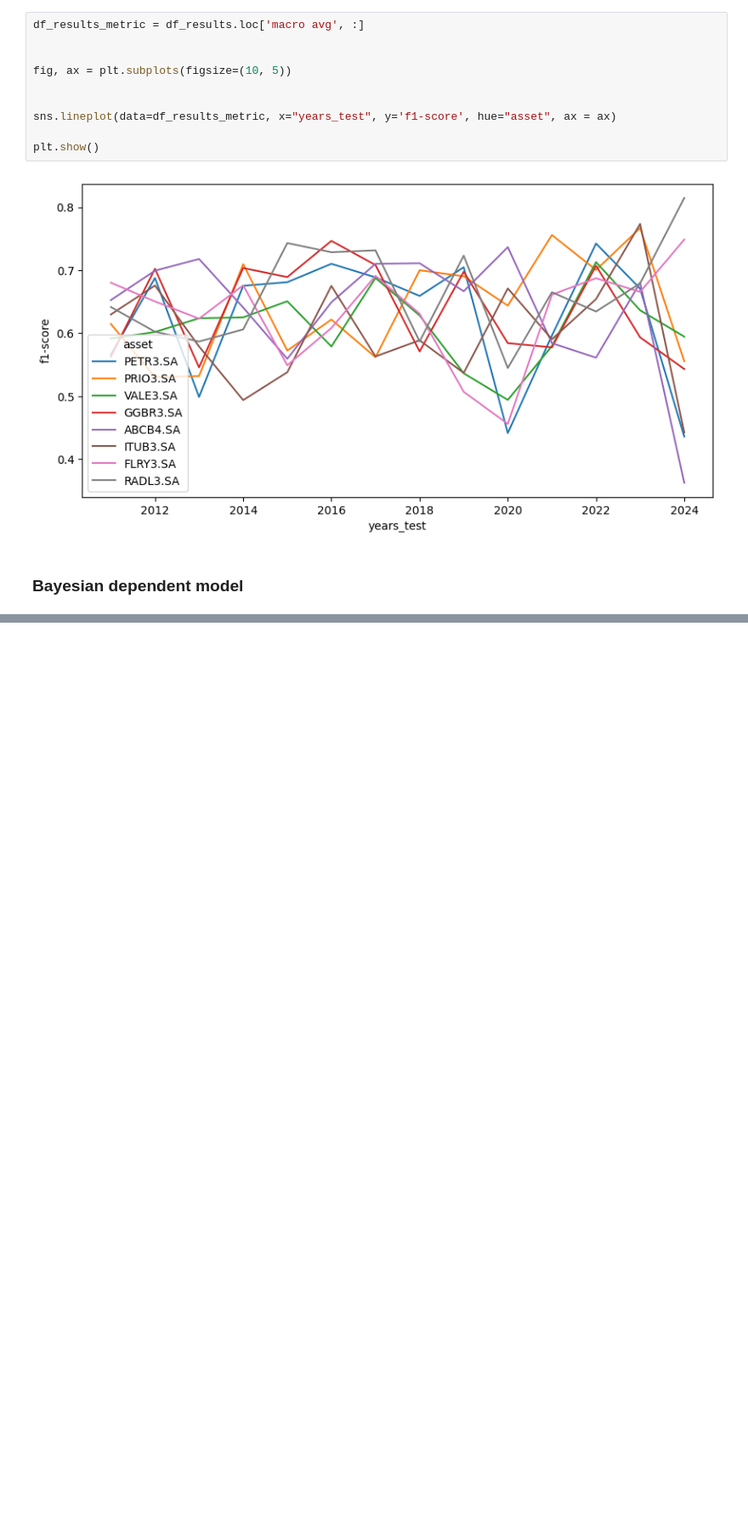
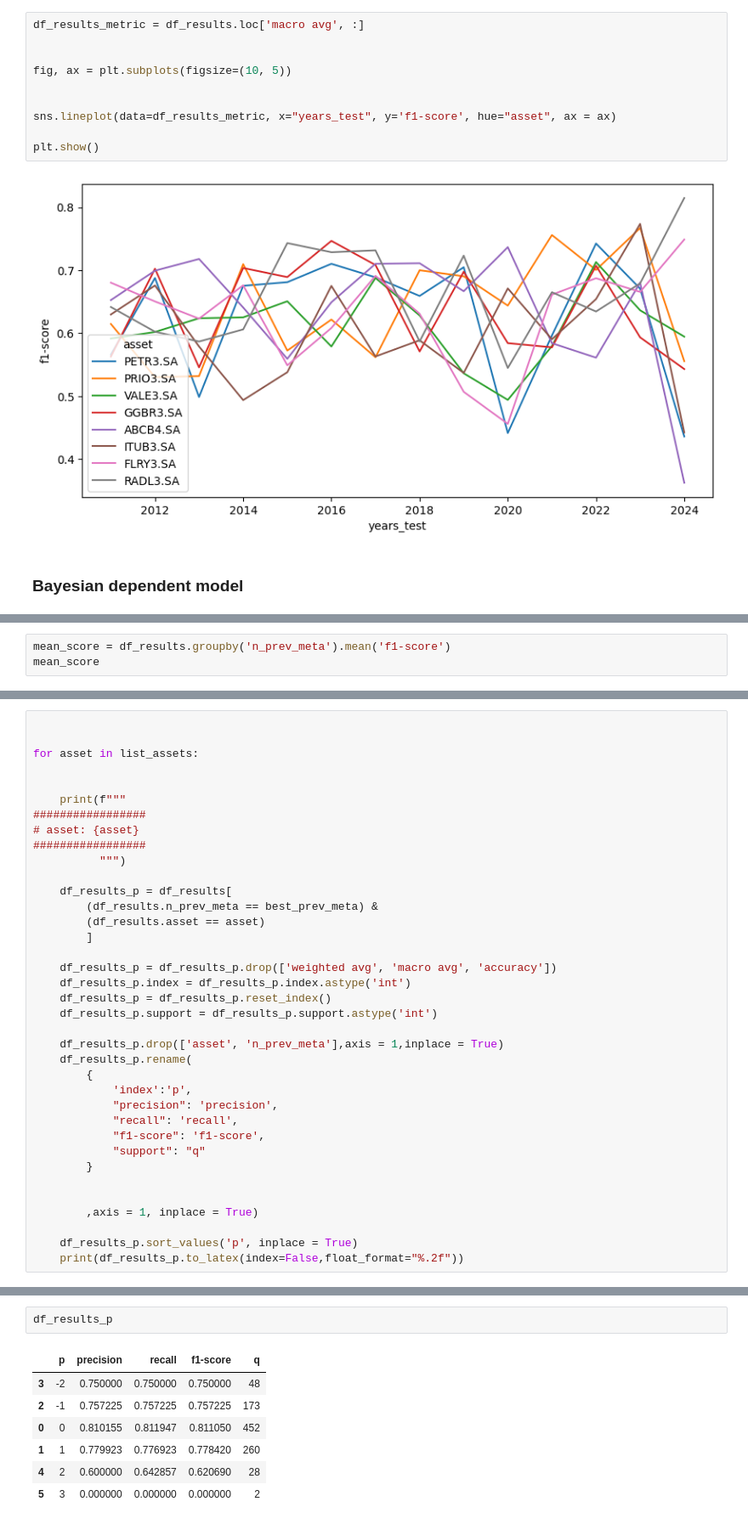
Before and after one commit to semcovici/Mean-Reversion-Prediction-with-Brazilian-Stocks-Market, a Jupyter notebook: notebooks/freq_model.ipynb, the cells around one changed output, grey strips where cells are left out. Shown: that part at 85% size. Drawn from its saved outputs; the diff is of its cells as text; blank space fills up the shorter version.

```diff
--- a/notebooks/freq_model.ipynb
+++ b/notebooks/freq_model.ipynb
@@ -403,0 +300,3 @@ df_results[
+# %%
+mean_score = df_results.groupby('n_prev_meta').mean('f1-score')
+mean_score
@@ -403,0 +329,37 @@ df_results[
+# %%
+
+
+for asset in list_assets:
+
+
+    print(f"""
+#################
+# asset: {asset}
+#################
+          """)
+
+    df_results_p = df_results[
+        (df_results.n_prev_meta == best_prev_meta) &
+        (df_results.asset == asset)
+        ]
+
+    df_results_p = df_results_p.drop(['weighted avg', 'macro avg', 'accuracy'])
+    df_results_p.index = df_results_p.index.astype('int')
+    df_results_p = df_results_p.reset_index()
+    df_results_p.support = df_results_p.support.astype('int')
+
+    df_results_p.drop(['asset', 'n_prev_meta'],axis = 1,inplace = True)
+    df_results_p.rename(
+        {
+            'index':'p',
+            "precision": 'precision',
+            "recall": 'recall',
+            "f1-score": 'f1-score',
+            "support": "q"
+        }
+
+
+        ,axis = 1, inplace = True)
+
+    df_results_p.sort_values('p', inplace = True)
+    print(df_results_p.to_latex(index=False,float_format="%.2f"))
@@ -403,0 +384,10 @@ df_results[
+# %%
+df_results_p
+# %% [output]
+|  | p | precision | recall | f1-score | q |
+| 3 | -2 | 0.750000 | 0.750000 | 0.750000 | 48 |
+| 2 | -1 | 0.757225 | 0.757225 | 0.757225 | 173 |
+| 0 | 0 | 0.810155 | 0.811947 | 0.811050 | 452 |
+| 1 | 1 | 0.779923 | 0.776923 | 0.778420 | 260 |
+| 4 | 2 | 0.600000 | 0.642857 | 0.620690 | 28 |
+| 5 | 3 | 0.000000 | 0.000000 | 0.000000 | 2 |
```
Also changed, not shown: parts of 18 cells of this notebook.
